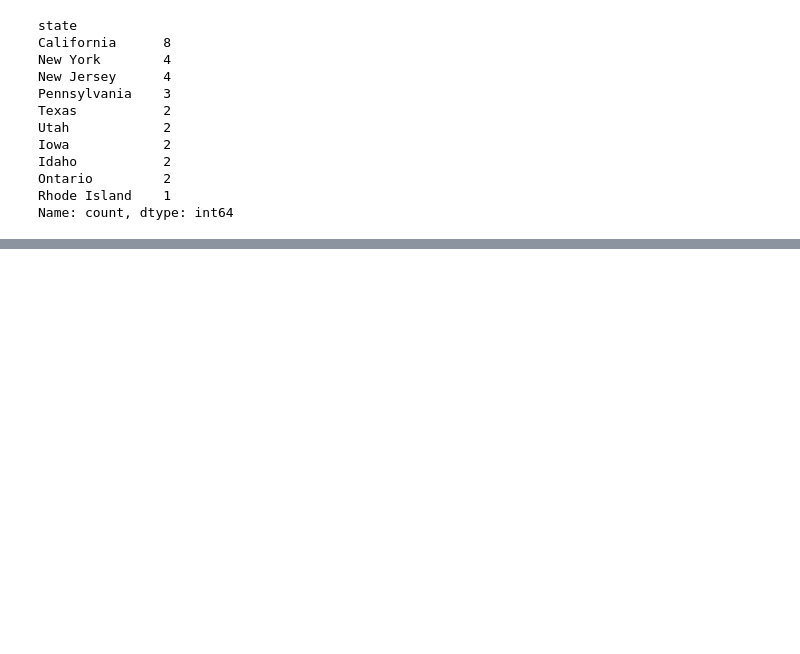
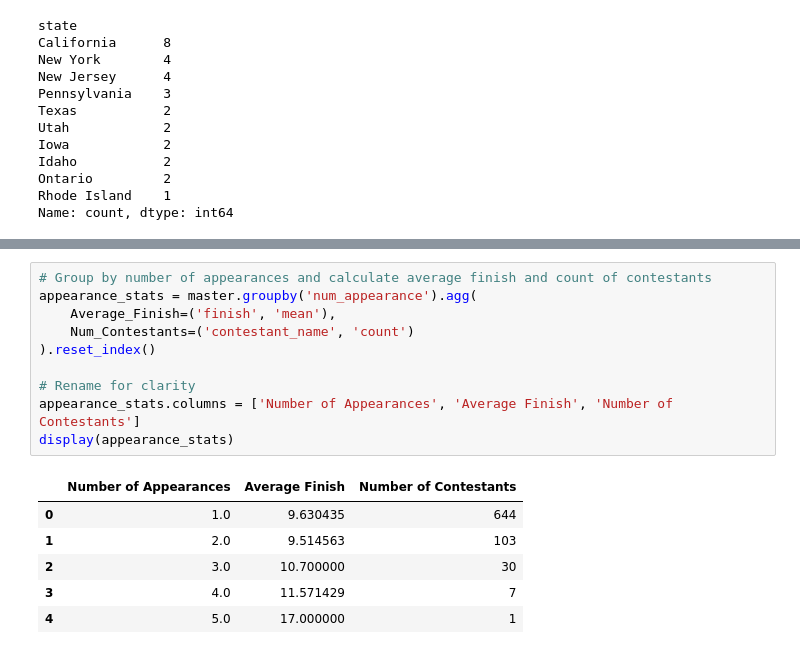
Before and after one commit to Jasond707/survivor-data-project, a Jupyter notebook: notebooks/01_survivor_eda.ipynb, the cells around one changed output, grey strips where cells are left out. Drawn from its saved outputs; the diff is of its cells as text; blank space fills up the shorter version.

```diff
--- a/notebooks/01_survivor_eda.ipynb
+++ b/notebooks/01_survivor_eda.ipynb
@@ -118,0 +208,17 @@ Name: count, dtype: int64
+# %%
+# Group by number of appearances and calculate average finish and count of contestants
+appearance_stats = master.groupby('num_appearance').agg(
+    Average_Finish=('finish', 'mean'),
+    Num_Contestants=('contestant_name', 'count')
+).reset_index()
+
+# Rename for clarity
+appearance_stats.columns = ['Number of Appearances', 'Average Finish', 'Number of Contestants']
+display(appearance_stats)
+# %% [output]
+|  | Number of Appearances | Average Finish | Number of Contestants |
+| 0 | 1.0 | 9.630435 | 644 |
+| 1 | 2.0 | 9.514563 | 103 |
+| 2 | 3.0 | 10.700000 | 30 |
+| 3 | 4.0 | 11.571429 | 7 |
+| 4 | 5.0 | 17.000000 | 1 |
```
Also changed, not shown: parts of 22 cells of this notebook.
